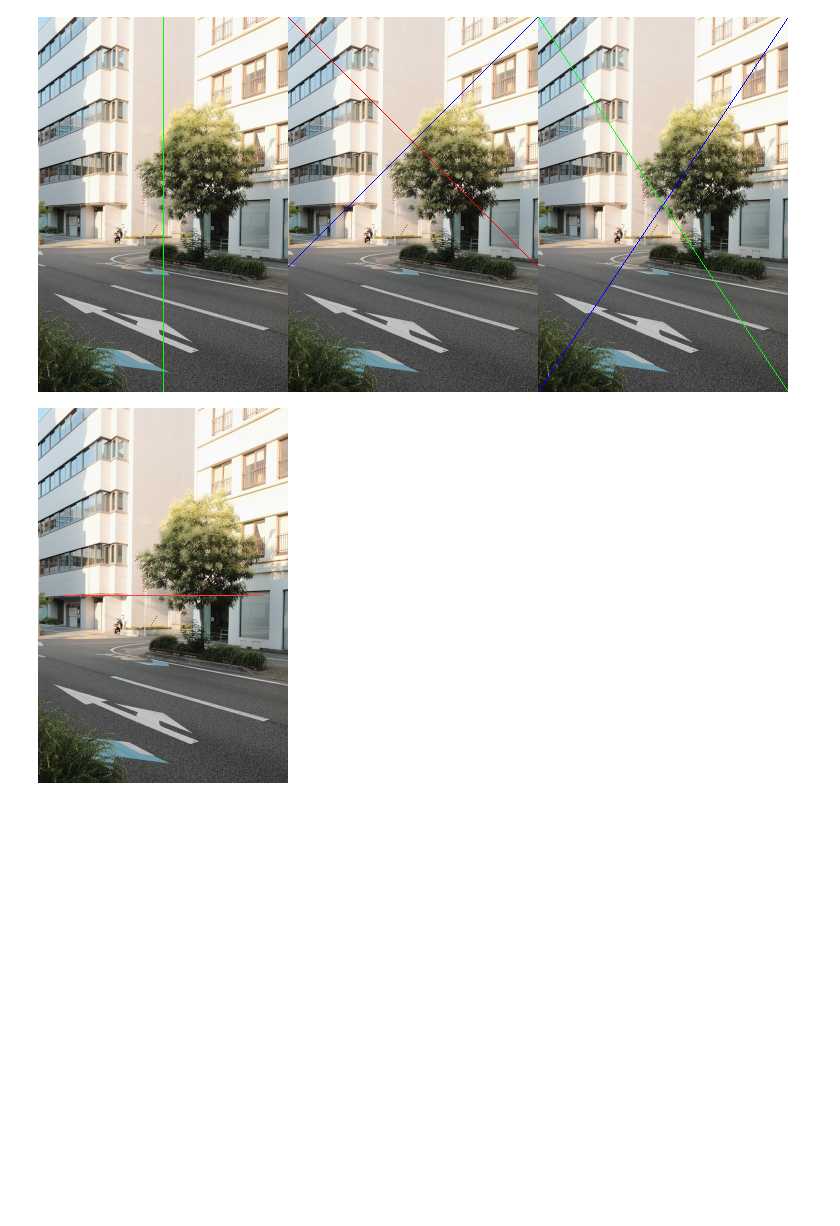
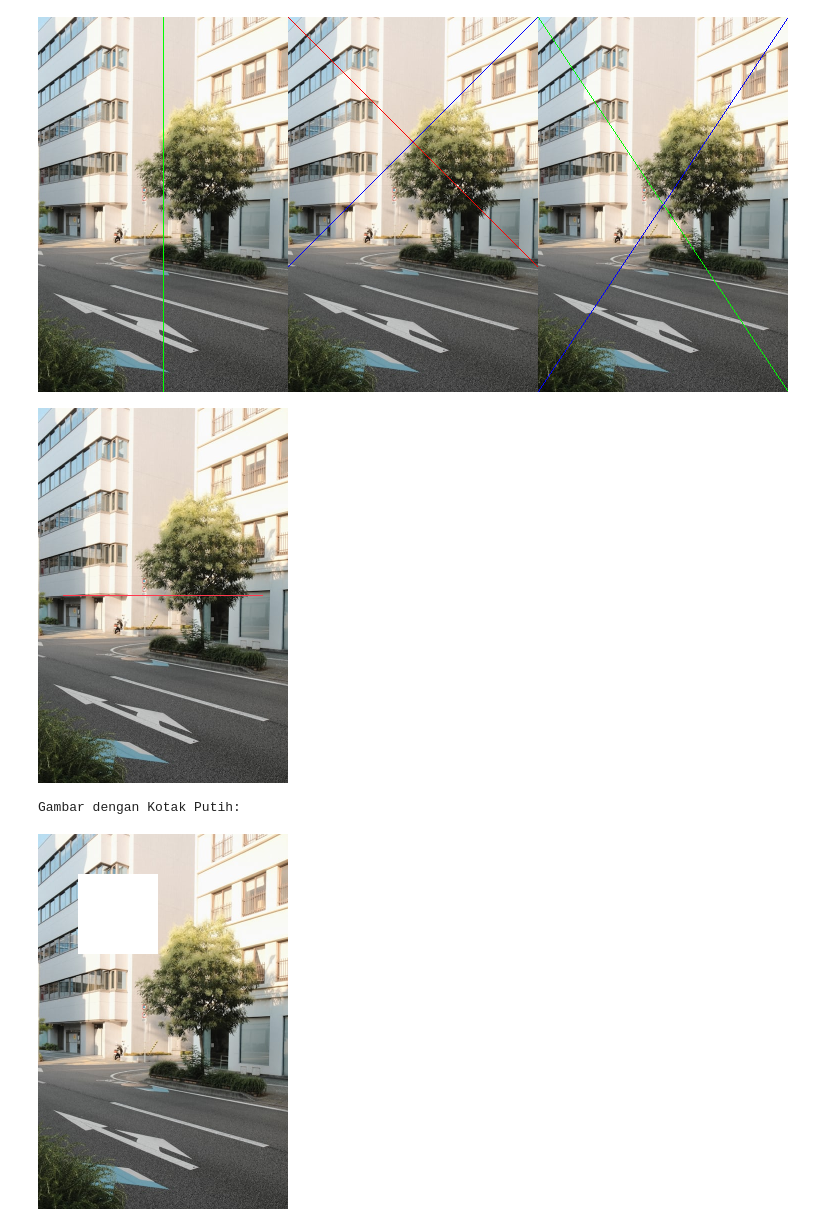
Before and after one commit to emkafie/PCVK, a Jupyter notebook: Week1.ipynb, the cells around one changed output. Cells and saved outputs as stored; diff of their text form; code cells hidden in the pictures; blank space fills up the shorter version.

```diff
--- a/Week1.ipynb
+++ b/Week1.ipynb
@@ -64,30 +64,51 @@ for z in range (min(tinggi, lebar)):
 cv.line(image_5, (0,0), (lebar, tinggi), (0, 255, 0))
 cv.line(image_5, (lebar,0), (0, tinggi), (255, 0, 0))
 
 final_frame = cv.hconcat((image_2, image_4, image_5))
 cv2_imshow(final_frame)
 print("\n")
 
 #Garis panjang tertentu
 image_6 = cv.cvtColor(image, cv.COLOR_BGR2RGB)
 
 panjang_garis = 200
 posisi_y_tengah = tinggi // 2
 mulai_x = (lebar // 2) - (panjang_garis // 2)
 akhir_x = (lebar // 2) + (panjang_garis // 2)
 
 # Gambar garis pixel per pixel
 for x in range(mulai_x, akhir_x):
   image_6[posisi_y_tengah, x] = [78, 56, 255]
 
 cv2_imshow(image_6)
 print("\n")
+
+#Gambar Kotak
+image_7 = cv.cvtColor(image, cv.COLOR_BGR2RGB)
+
+posisi_y_mulai = 40
+posisi_x_mulai = 40
+ukuran_kotak = 80
+
+for y in range(posisi_y_mulai, posisi_y_mulai + ukuran_kotak):
+  # Looping untuk setiap kolom (x) dalam area kotak
+  for x in range(posisi_x_mulai, posisi_x_mulai + ukuran_kotak):
+    # Cek agar posisi tidak keluar dari batas gambar
+    if y < tinggi and x < lebar:
+      image_7[y, x] = [255, 255, 255] # Ubah warna pixel menjadi Putih
+
+# Tampilkan hasilnya
+print("\nGambar dengan Kotak Putih:")
+cv2_imshow(image_7)
+print("\n")
 # %% [output]
 [figure]
 [figure]
 [figure]
 resolusi image: tinggi x lebar =  375  x  250
 [figure]
 [figure]
 [figure]
 [figure]
+Gambar dengan Kotak Putih:
+[figure, added]
```
